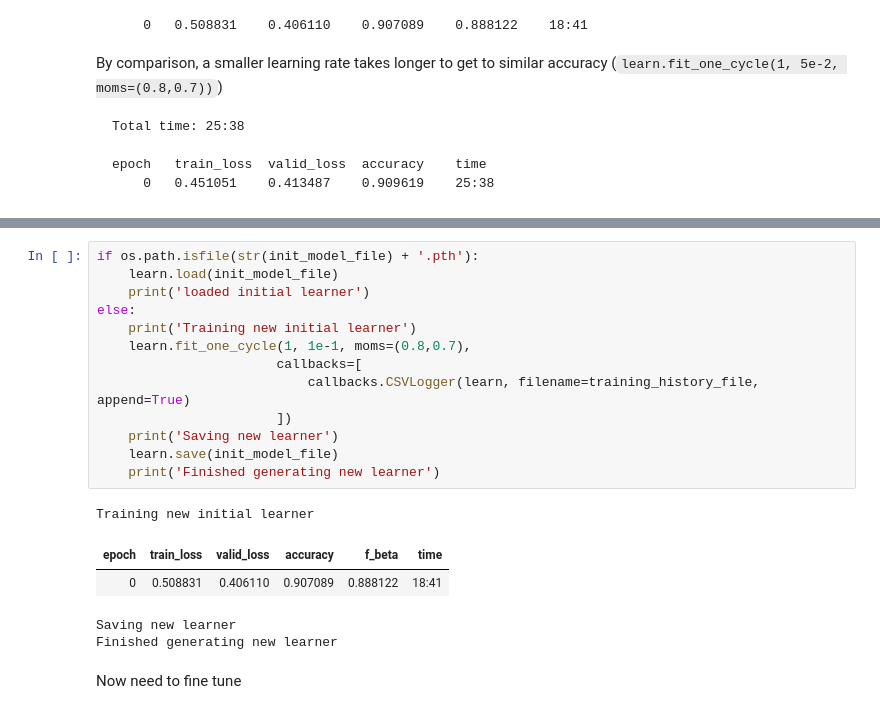
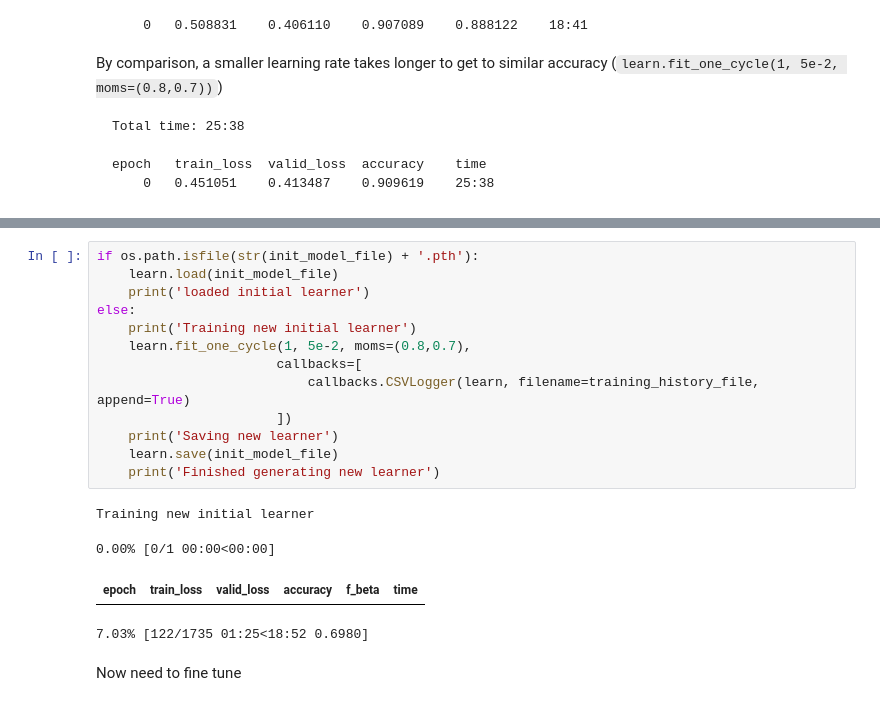
Before and after one commit to magic-lantern/nlp-transfer-learning, a Jupyter notebook: sourcecode/mimic_nlp_classifier_descr.ipynb, the cells around one changed output, grey strips where cells are left out. Cells and saved outputs as stored; diff of their text form.

Commit message:
Saving minor adjustments to notebooks

```diff
--- a/sourcecode/mimic_nlp_classifier_descr.ipynb
+++ b/sourcecode/mimic_nlp_classifier_descr.ipynb
@@ -191,22 +213,21 @@ learn.fit_one_cycle(3, 5e-2, moms=(0.8,0.7))
 # %%
 if os.path.isfile(str(init_model_file) + '.pth'):
     learn.load(init_model_file)
     print('loaded initial learner')
 else:
     print('Training new initial learner')
-    learn.fit_one_cycle(1, 1e-1, moms=(0.8,0.7),
+    learn.fit_one_cycle(1, 5e-2, moms=(0.8,0.7),
                        callbacks=[
                            callbacks.CSVLogger(learn, filename=training_history_file, append=True)
                        ])
     print('Saving new learner')
     learn.save(init_model_file)
     print('Finished generating new learner')
 # %% [output]
 Training new initial learner
+0.00% [0/1 00:00<00:00]
 | epoch | train_loss | valid_loss | accuracy | f_beta | time |
-| 0 | 0.508831 | 0.406110 | 0.907089 | 0.888122 | 18:41 |
-Saving new learner
-Finished generating new learner
+7.03% [122/1735 01:25<18:52 0.6980]
 # %% [markdown]
 Now need to fine tune
 # %% [markdown]
```
Also changed, not shown: parts of 8 cells of this notebook, 5 other files.
